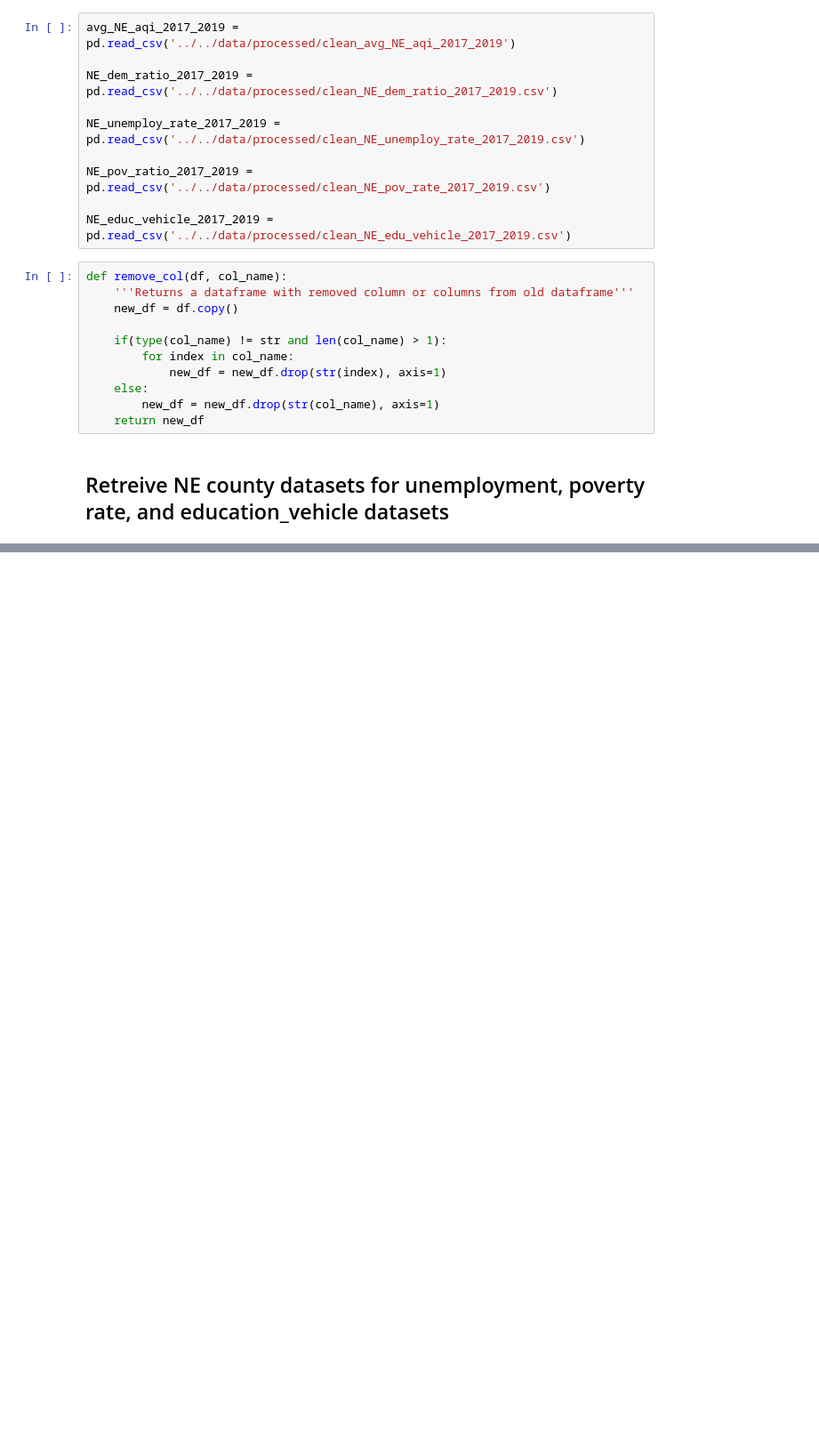
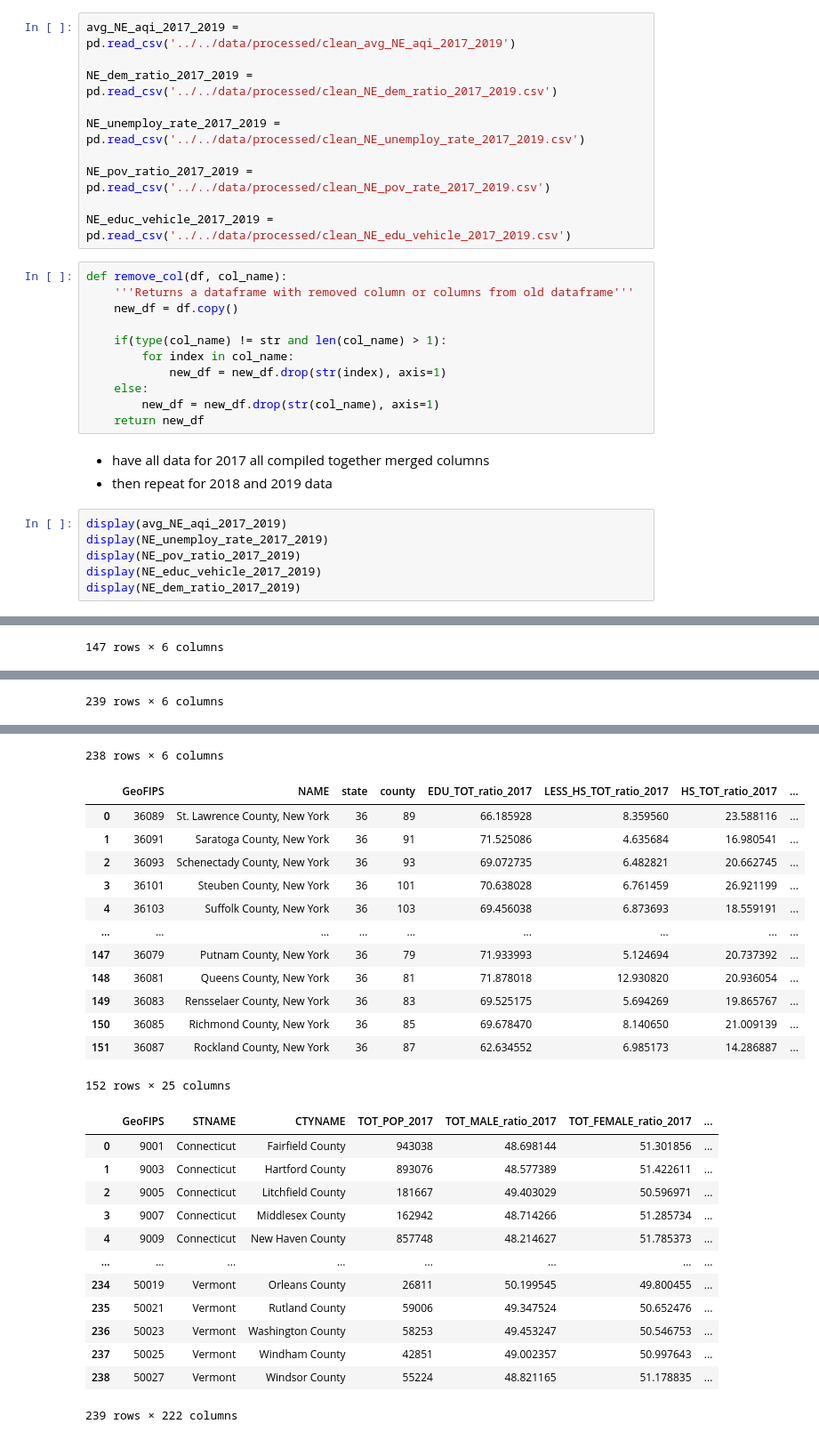
Before and after one commit to willkchan/Pollution-Forecast, a Jupyter notebook: src/preparation/Data_Wrangling8.ipynb, the cells around one changed output, grey strips where cells are left out. Shown at 89% size. Saved outputs shown, nothing was run; the diff lists cells and outputs as text; blank space fills up the shorter version.

```diff
--- a/src/preparation/Data_Wrangling8.ipynb
+++ b/src/preparation/Data_Wrangling8.ipynb
@@ -44,5 +44,13 @@ def remove_col(df, col_name):
     else:
         new_df = new_df.drop(str(col_name), axis=1)
     return new_df
-# %% [markdown]
-## Retreive NE county datasets for unemployment, poverty rate, and education_vehicle datasets
+# %% [markdown]
+* have all data for 2017 all compiled together merged columns
+* then repeat for 2018 and 2019 data
+# %%
+display(avg_NE_aqi_2017_2019)
+display(NE_unemploy_rate_2017_2019)
+display(NE_pov_ratio_2017_2019)
+display(NE_educ_vehicle_2017_2019)
+display(NE_dem_ratio_2017_2019)
+# %% [output]
@@ -48,0 +69 @@ def remove_col(df, col_name):
+147 rows × 6 columns
@@ -48,0 +82 @@ def remove_col(df, col_name):
+239 rows × 6 columns
@@ -48,0 +95,27 @@ def remove_col(df, col_name):
+238 rows × 6 columns
+|  | GeoFIPS | NAME | state | county | EDU_TOT_ratio_2017 | LESS_HS_TOT_ratio_2017 | HS_TOT_ratio_2017 | ... |
+| 0 | 36089 | St. Lawrence County, New York | 36 | 89 | 66.185928 | 8.359560 | 23.588116 | ... |
+| 1 | 36091 | Saratoga County, New York | 36 | 91 | 71.525086 | 4.635684 | 16.980541 | ... |
+| 2 | 36093 | Schenectady County, New York | 36 | 93 | 69.072735 | 6.482821 | 20.662745 | ... |
+| 3 | 36101 | Steuben County, New York | 36 | 101 | 70.638028 | 6.761459 | 26.921199 | ... |
+| 4 | 36103 | Suffolk County, New York | 36 | 103 | 69.456038 | 6.873693 | 18.559191 | ... |
+| ... | ... | ... | ... | ... | ... | ... | ... | ... |
+| 147 | 36079 | Putnam County, New York | 36 | 79 | 71.933993 | 5.124694 | 20.737392 | ... |
+| 148 | 36081 | Queens County, New York | 36 | 81 | 71.878018 | 12.930820 | 20.936054 | ... |
+| 149 | 36083 | Rensselaer County, New York | 36 | 83 | 69.525175 | 5.694269 | 19.865767 | ... |
+| 150 | 36085 | Richmond County, New York | 36 | 85 | 69.678470 | 8.140650 | 21.009139 | ... |
+| 151 | 36087 | Rockland County, New York | 36 | 87 | 62.634552 | 6.985173 | 14.286887 | ... |
+152 rows × 25 columns
+|  | GeoFIPS | STNAME | CTYNAME | TOT_POP_2017 | TOT_MALE_ratio_2017 | TOT_FEMALE_ratio_2017 | ... |
+| 0 | 9001 | Connecticut | Fairfield County | 943038 | 48.698144 | 51.301856 | ... |
+| 1 | 9003 | Connecticut | Hartford County | 893076 | 48.577389 | 51.422611 | ... |
+| 2 | 9005 | Connecticut | Litchfield County | 181667 | 49.403029 | 50.596971 | ... |
+| 3 | 9007 | Connecticut | Middlesex County | 162942 | 48.714266 | 51.285734 | ... |
+| 4 | 9009 | Connecticut | New Haven County | 857748 | 48.214627 | 51.785373 | ... |
+| ... | ... | ... | ... | ... | ... | ... | ... |
+| 234 | 50019 | Vermont | Orleans County | 26811 | 50.199545 | 49.800455 | ... |
+| 235 | 50021 | Vermont | Rutland County | 59006 | 49.347524 | 50.652476 | ... |
+| 236 | 50023 | Vermont | Washington County | 58253 | 49.453247 | 50.546753 | ... |
+| 237 | 50025 | Vermont | Windham County | 42851 | 49.002357 | 50.997643 | ... |
+| 238 | 50027 | Vermont | Windsor County | 55224 | 48.821165 | 51.178835 | ... |
+239 rows × 222 columns
```
Also changed, not shown: parts of 6 cells of this notebook, 1 other file.
